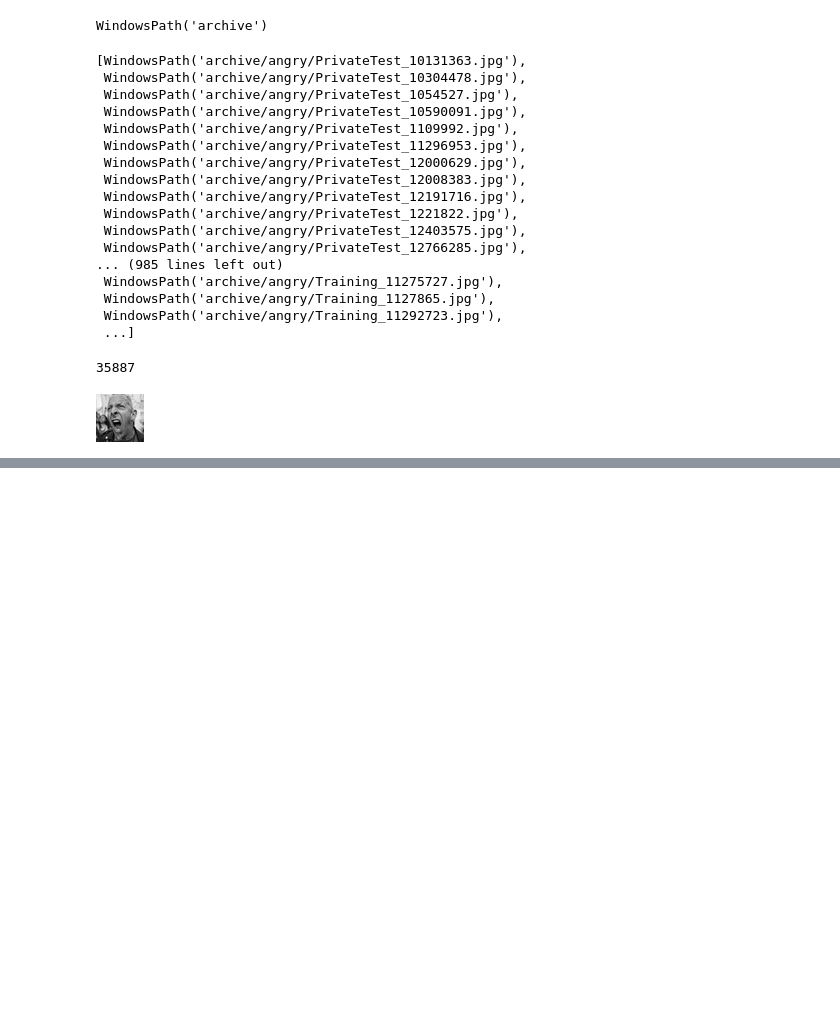
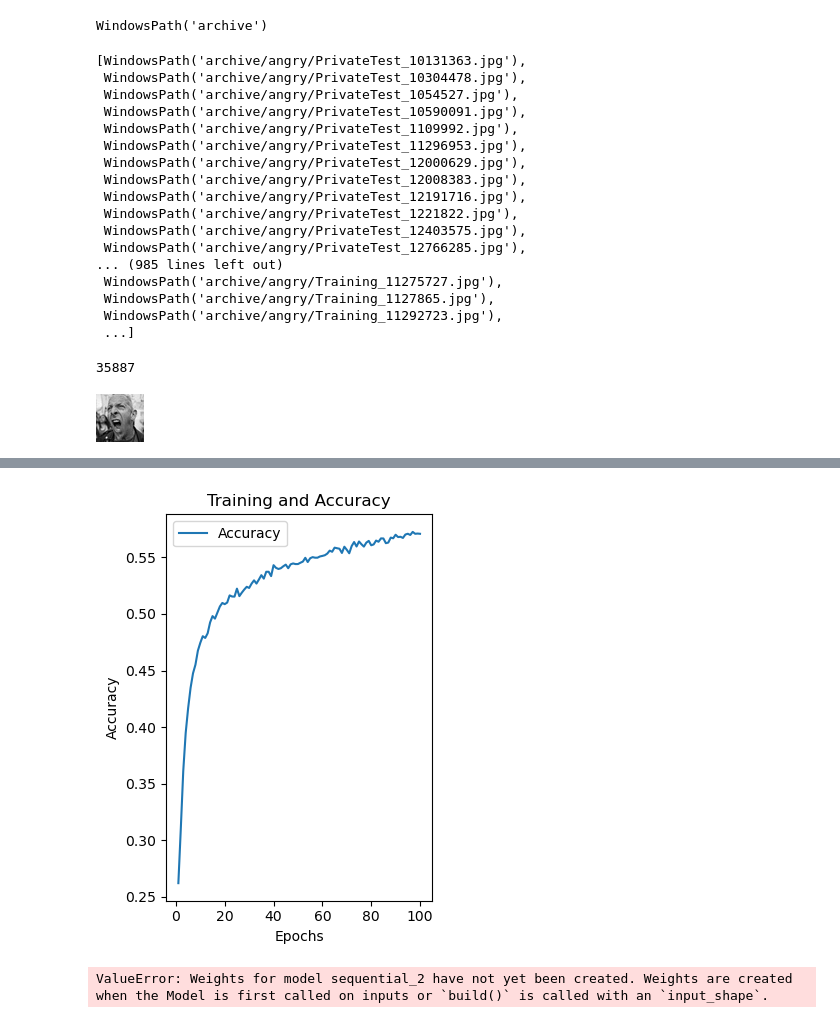
Before and after one commit to gandhidhruv2003/Emotion-Detection, a Jupyter notebook: Emotion Detection.ipynb, the cells around one changed output, grey strips where cells are left out. Cells and saved outputs as stored; diff of their text form; code cells hidden in the pictures; blank space fills up the shorter version.

```diff
--- a/Emotion Detection.ipynb
+++ b/Emotion Detection.ipynb
@@ -158,0 +261,16 @@ model.evaluate(X_test_scaled, y_test)
+# %%
+plt.subplot(1, 2, 2)
+plt.plot(epochs, train_accuracy, label="Accuracy")
+plt.title("Training and Accuracy")
+plt.xlabel("Epochs")
+plt.ylabel("Accuracy")
+plt.legend()
+
+plt.tight_layout()
+plt.show()
+# %% [output]
+[figure, added]
+# %%
+model.save("model.h5")
+# %% [output]
+ValueError: Weights for model sequential_2 have not yet been created. Weights are created when the Model is first called on inputs or `build()` is called with an `input_shape`.
```
Also changed, not shown: parts of 29 cells of this notebook.
